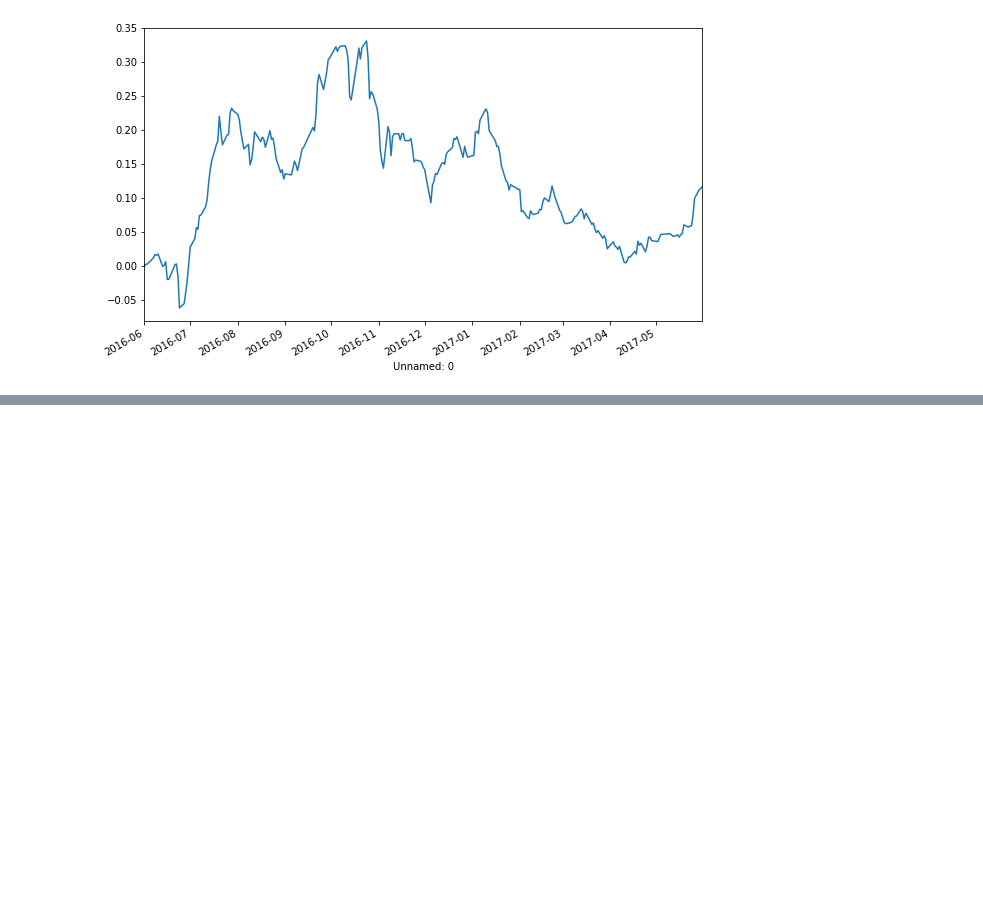
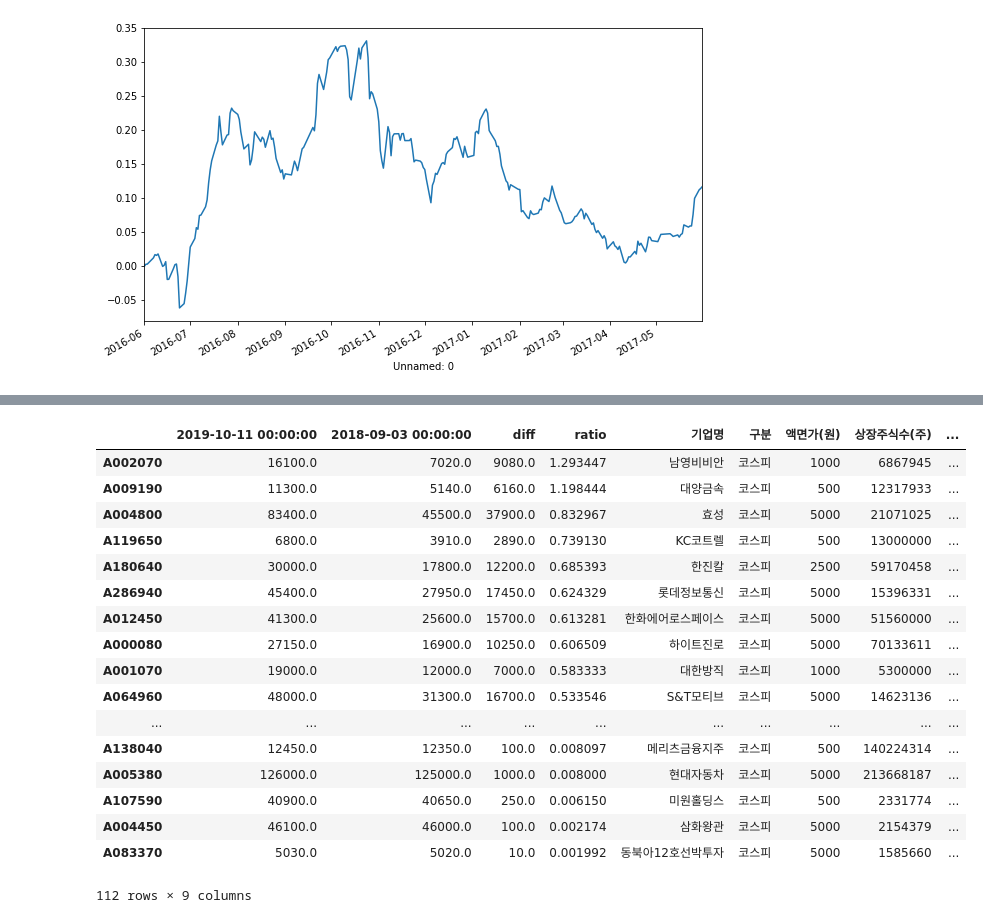
Before and after one commit to neosuperprogrammer/Quant, a Jupyter notebook: neo_quant_backtest.ipynb, the cells around one changed output, grey strips where cells are left out. Cells and saved outputs as stored; diff of their text form; code cells hidden in the pictures; blank space fills up the shorter version.

```diff
--- a/neo_quant_backtest.ipynb
+++ b/neo_quant_backtest.ipynb
@@ -565,0 +571,48 @@ NameError: name 'per_backtest' is not defined
+# %%
+price_df
+last_price = price_df.iloc[-1]
+first_price = price_df['2018/9'].iloc[0]
+temp_df = pd.DataFrame({last_price.name:last_price, first_price.name:first_price})
+temp_df.index = 'A' + temp_df.index
+temp_df['diff'] = temp_df[last_price.name] - temp_df[first_price.name]
+temp_df = temp_df[temp_df[last_price.name] > 5000]
+temp_df = temp_df[temp_df['diff'] > 0]
+temp_df['ratio'] = temp_df['diff'] / temp_df[first_price.name]
+temp_df = temp_df.sort_values(by='ratio', ascending=False)
+price_diff_df = add_company_info(temp_df, companies)
+get_kospi_list(price_diff_df)
+# temp_df
+# temp_df = temp_df[temp_df['ratio'] > 0.25]
+# temp_df
+
+# price_df['2018/9'].iloc[0]
+# first_price = price_df['2018/9'].iloc[0]
+# last_price = price_df.iloc[-1]
+# price_diff = last_price - first_price
+
+# price_df.iloc[-1][price_diff > first_price/5]
+# price_diff
+# temp_df = pd.DataFrame({'diff':price_diff})
+# temp_df = temp_df[temp_df['diff'] > 0]
+# temp_df.index = 'A' + temp_df.index
+# temp_df
+# add_company_info(temp_df, companies)
+# %% [output]
+|  | 2019-10-11 00:00:00 | 2018-09-03 00:00:00 | diff | ratio | 기업명 | 구분 | 액면가(원) | 상장주식수(주) | ... |
+| A002070 | 16100.0 | 7020.0 | 9080.0 | 1.293447 | 남영비비안 | 코스피 | 1000 | 6867945 | ... |
+| A009190 | 11300.0 | 5140.0 | 6160.0 | 1.198444 | 대양금속 | 코스피 | 500 | 12317933 | ... |
+| A004800 | 83400.0 | 45500.0 | 37900.0 | 0.832967 | 효성 | 코스피 | 5000 | 21071025 | ... |
+| A119650 | 6800.0 | 3910.0 | 2890.0 | 0.739130 | KC코트렐 | 코스피 | 500 | 13000000 | ... |
+| A180640 | 30000.0 | 17800.0 | 12200.0 | 0.685393 | 한진칼 | 코스피 | 2500 | 59170458 | ... |
+| A286940 | 45400.0 | 27950.0 | 17450.0 | 0.624329 | 롯데정보통신 | 코스피 | 5000 | 15396331 | ... |
+| A012450 | 41300.0 | 25600.0 | 15700.0 | 0.613281 | 한화에어로스페이스 | 코스피 | 5000 | 51560000 | ... |
+| A000080 | 27150.0 | 16900.0 | 10250.0 | 0.606509 | 하이트진로 | 코스피 | 5000 | 70133611 | ... |
+| A001070 | 19000.0 | 12000.0 | 7000.0 | 0.583333 | 대한방직 | 코스피 | 1000 | 5300000 | ... |
+| A064960 | 48000.0 | 31300.0 | 16700.0 | 0.533546 | S&T모티브 | 코스피 | 5000 | 14623136 | ... |
+| ... | ... | ... | ... | ... | ... | ... | ... | ... | ... |
+| A138040 | 12450.0 | 12350.0 | 100.0 | 0.008097 | 메리츠금융지주 | 코스피 | 500 | 140224314 | ... |
+| A005380 | 126000.0 | 125000.0 | 1000.0 | 0.008000 | 현대자동차 | 코스피 | 5000 | 213668187 | ... |
+| A107590 | 40900.0 | 40650.0 | 250.0 | 0.006150 | 미원홀딩스 | 코스피 | 500 | 2331774 | ... |
+| A004450 | 46100.0 | 46000.0 | 100.0 | 0.002174 | 삼화왕관 | 코스피 | 5000 | 2154379 | ... |
+| A083370 | 5030.0 | 5020.0 | 10.0 | 0.001992 | 동북아12호선박투자 | 코스피 | 5000 | 1585660 | ... |
+112 rows × 9 columns
```
Also changed, not shown: parts of 3 cells of this notebook.
